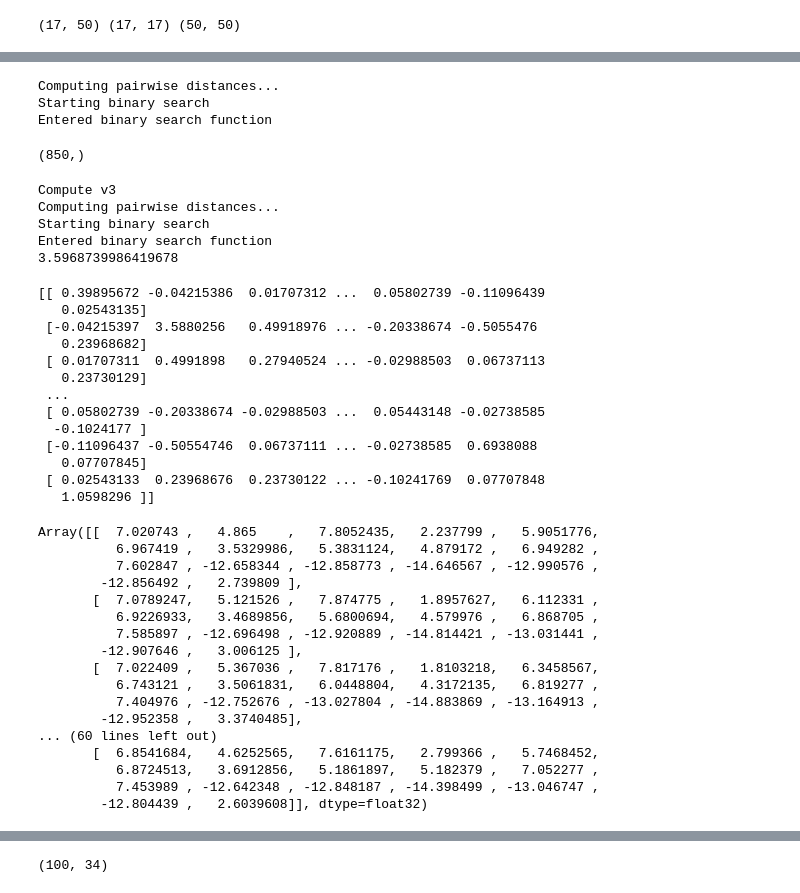
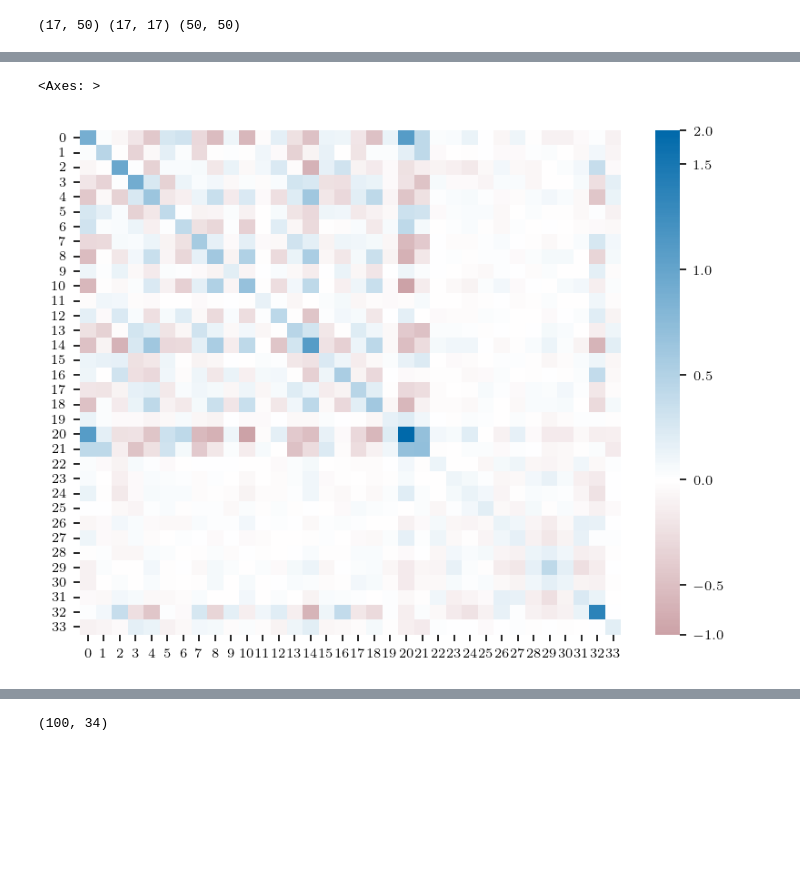
Before and after one commit to Integrative-Transcriptomics/tsne, a Jupyter notebook: diss/Thcells_experiment.ipynb, the cells around one changed output, grey strips where cells are left out. Saved outputs shown, nothing was run; the diff lists cells and outputs as text; code cells hidden in the pictures; blank space fills up the shorter version.

```diff
--- a/diss/Thcells_experiment.ipynb
+++ b/diss/Thcells_experiment.ipynb
@@ -179,23 +124 @@ Entered binary search function
-# %%
-J_X = jacfwd(KL_divergence_fun, argnums=0)(X_flat, Y_flat)
-# %% [output]
-Computing pairwise distances...
-Starting binary search
-Entered binary search function
-# %%
-X_flat.shape
-# %% [output]
-(850,)
-# %%
-M = np.eye(len(Y_flat))
-time_start = time.time()
-dy_dx = M_d_y_star_d_x_P(KL_divergence_fun, primals, M, H_pinv)
-time_end = time.time()
-print(time_end - time_start)
-# %% [output]
-Compute v3
-Computing pairwise distances...
-Starting binary search
-Entered binary search function
-3.5968739986419678
 # %%
@@ -204,17 +127,7 @@ cov_final = cov_final+1e-3*np.eye(len(cov_final))
-# %%
-print(cov_final)
-# %% [output]
-[[ 0.39895672 -0.04215386  0.01707312 ...  0.05802739 -0.11096439
-   0.02543135]
- [-0.04215397  3.5880256   0.49918976 ... -0.20338674 -0.5055476
-   0.23968682]
- [ 0.01707311  0.4991898   0.27940524 ... -0.02988503  0.06737113
-   0.23730129]
- ...
- [ 0.05802739 -0.20338674 -0.02988503 ...  0.05443148 -0.02738585
-  -0.1024177 ]
- [-0.11096437 -0.50554746  0.06737111 ... -0.02738585  0.6938088
-   0.07707845]
- [ 0.02543133  0.23968676  0.23730122 ... -0.10241769  0.07707848
-   1.0598296 ]]
+# %%
+from utils import plot_heatmap
+plot_heatmap(cov_final)
+# %% [output]
+<Axes: >
+[figure, added]
 # %%
@@ -224,24 +137,4 @@ S = equipotential_standard_normal(2 * Y_star.shape[0], 20)
 L, lower = jax.scipy.linalg.cho_factor(cov_final, lower=True)
 samples = np.transpose(np.transpose(np.dot(L, S))+Y_flat)
-# %%
-np.array([Y_unflattener(i) for i in samples.T])[:, :, 0]
-# %% [output]
-Array([[  7.020743 ,   4.865    ,   7.8052435,   2.237799 ,   5.9051776,
-          6.967419 ,   3.5329986,   5.3831124,   4.879172 ,   6.949282 ,
-          7.602847 , -12.658344 , -12.858773 , -14.646567 , -12.990576 ,
-        -12.856492 ,   2.739809 ],
-       [  7.0789247,   5.121526 ,   7.874775 ,   1.8957627,   6.112331 ,
-          6.9226933,   3.4689856,   5.6800694,   4.579976 ,   6.868705 ,
-          7.585897 , -12.696498 , -12.920889 , -14.814421 , -13.031441 ,
-        -12.907646 ,   3.006125 ],
-       [  7.022409 ,   5.367036 ,   7.817176 ,   1.8103218,   6.3458567,
-          6.743121 ,   3.5061831,   6.0448804,   4.3172135,   6.819277 ,
-          7.404976 , -12.752676 , -13.027804 , -14.883869 , -13.164913 ,
-        -12.952358 ,   3.3740485],
-... (60 lines left out)
-       [  6.8541684,   4.6252565,   7.6161175,   2.799366 ,   5.7468452,
-          6.8724513,   3.6912856,   5.1861897,   5.182379 ,   7.052277 ,
-          7.453989 , -12.642348 , -12.848187 , -14.398499 , -13.046747 ,
-        -12.804439 ,   2.6039608]], dtype=float32)
 # %%
 from animate_ifd import *
```
Also changed, not shown: parts of 17 cells of this notebook, 14 other files.
